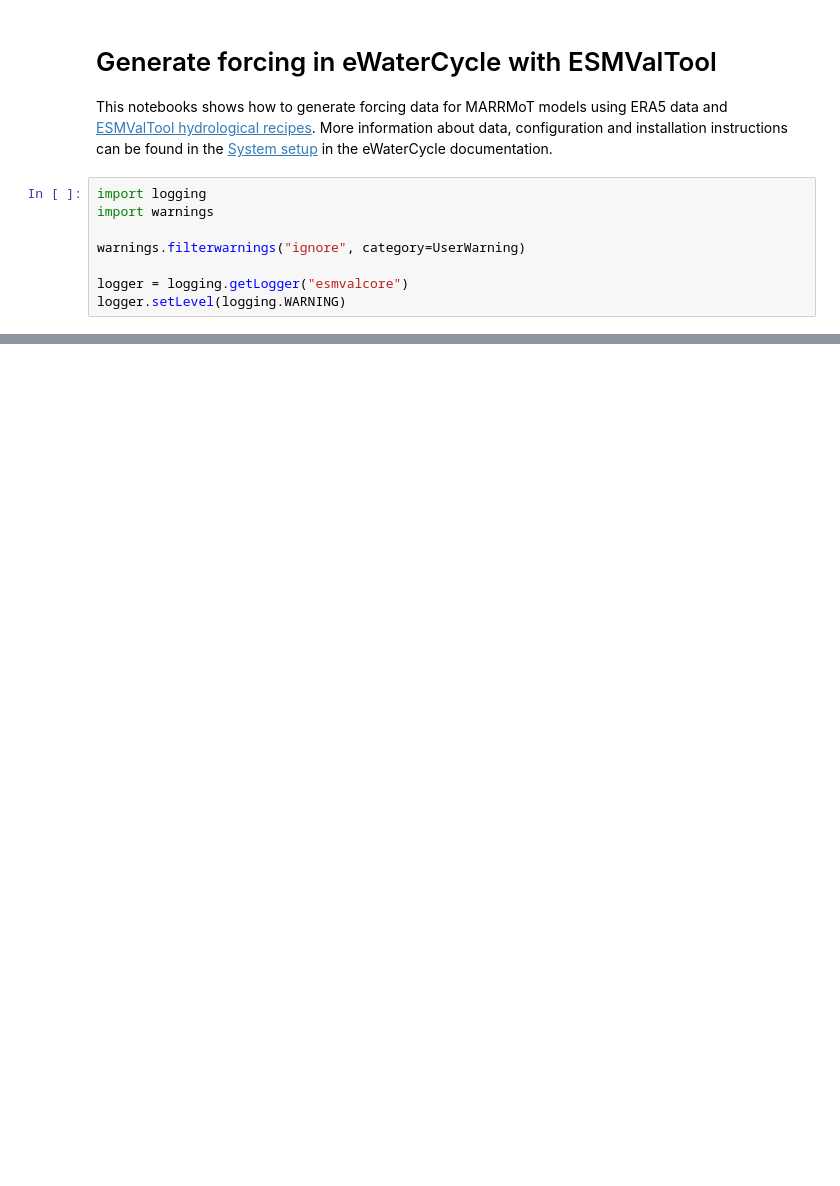
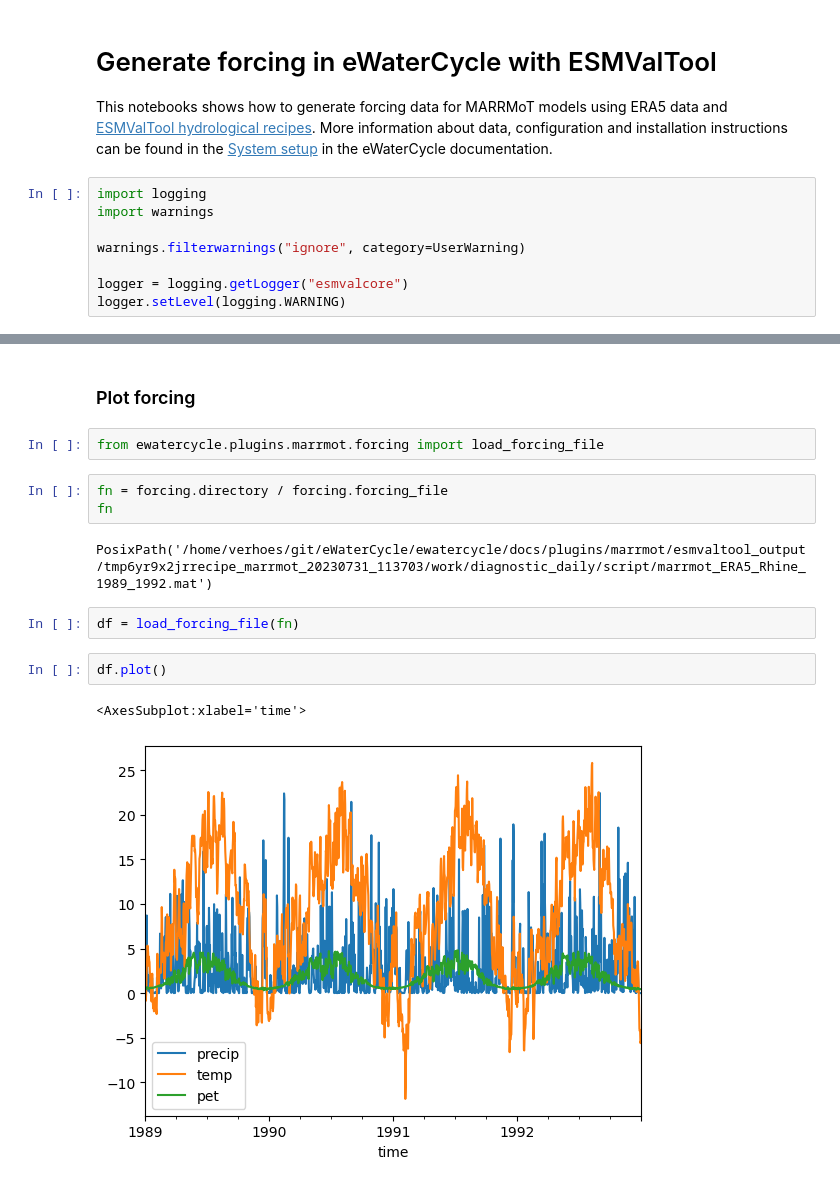
Before and after one commit to eWaterCycle/ewatercycle, a Jupyter notebook: docs/plugins/marrmot/generate_forcing.ipynb, the cells around one changed output, grey strips where cells are left out. Cells and saved outputs as stored; diff of their text form; blank space fills up the shorter version.

Commit message:
Add plot for marrmot forcing

```diff
--- a/docs/plugins/marrmot/generate_forcing.ipynb
+++ b/docs/plugins/marrmot/generate_forcing.ipynb
@@ -29,0 +42,16 @@ print(forcing)
+# %% [markdown]
+### Plot forcing
+# %%
+from ewatercycle.plugins.marrmot.forcing import load_forcing_file
+# %%
+fn = forcing.directory / forcing.forcing_file
+fn
+# %% [output]
+PosixPath('/home/verhoes/git/eWaterCycle/ewatercycle/docs/plugins/marrmot/esmvaltool_output/tmp6yr9x2jrrecipe_marrmot_20230731_113703/work/diagnostic_daily/script/marrmot_ERA5_Rhine_1989_1992.mat')
+# %%
+df = load_forcing_file(fn)
+# %%
+df.plot()
+# %% [output]
+<AxesSubplot:xlabel='time'>
+[figure, added]
```
Also changed, not shown: parts of 2 cells of this notebook, 1 other file.
